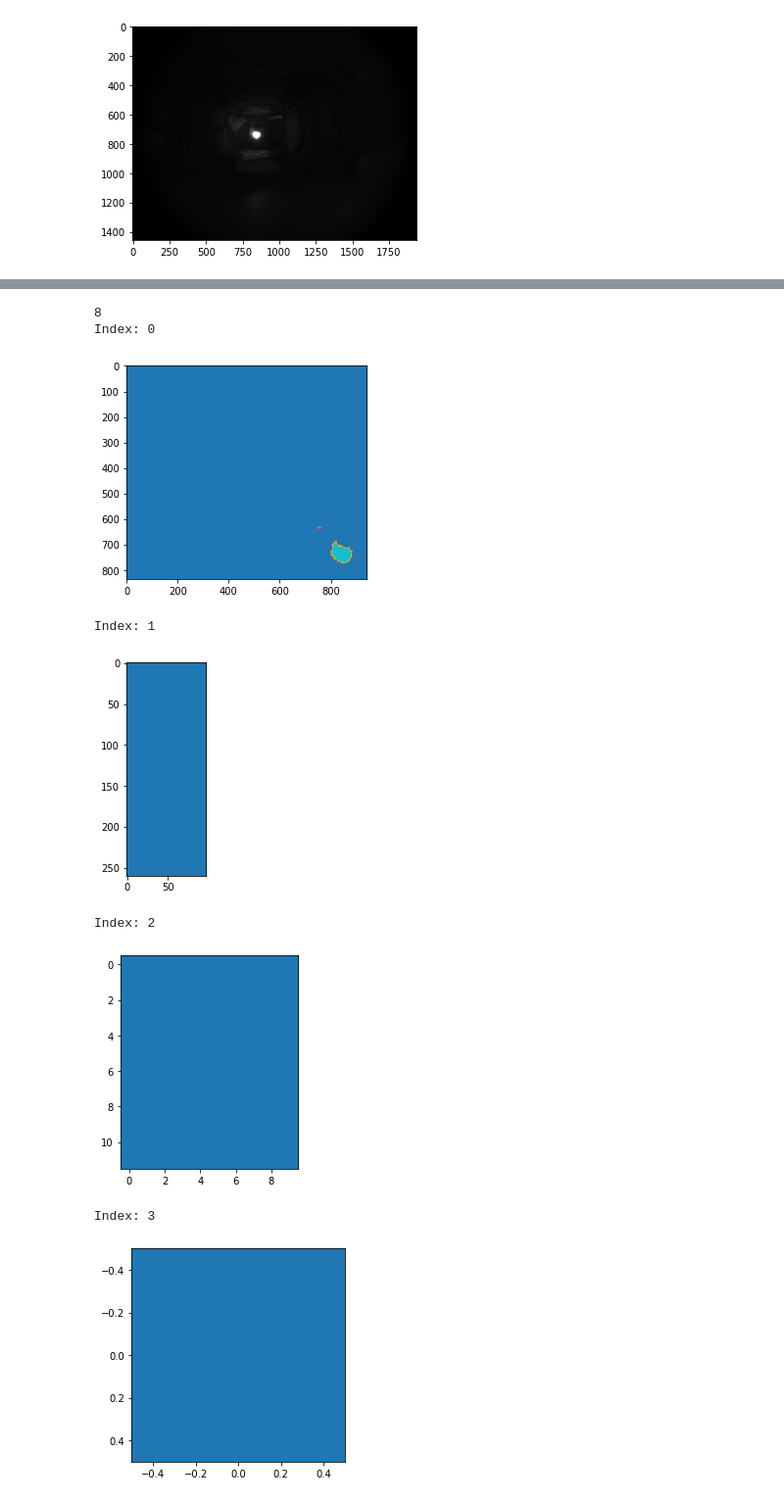
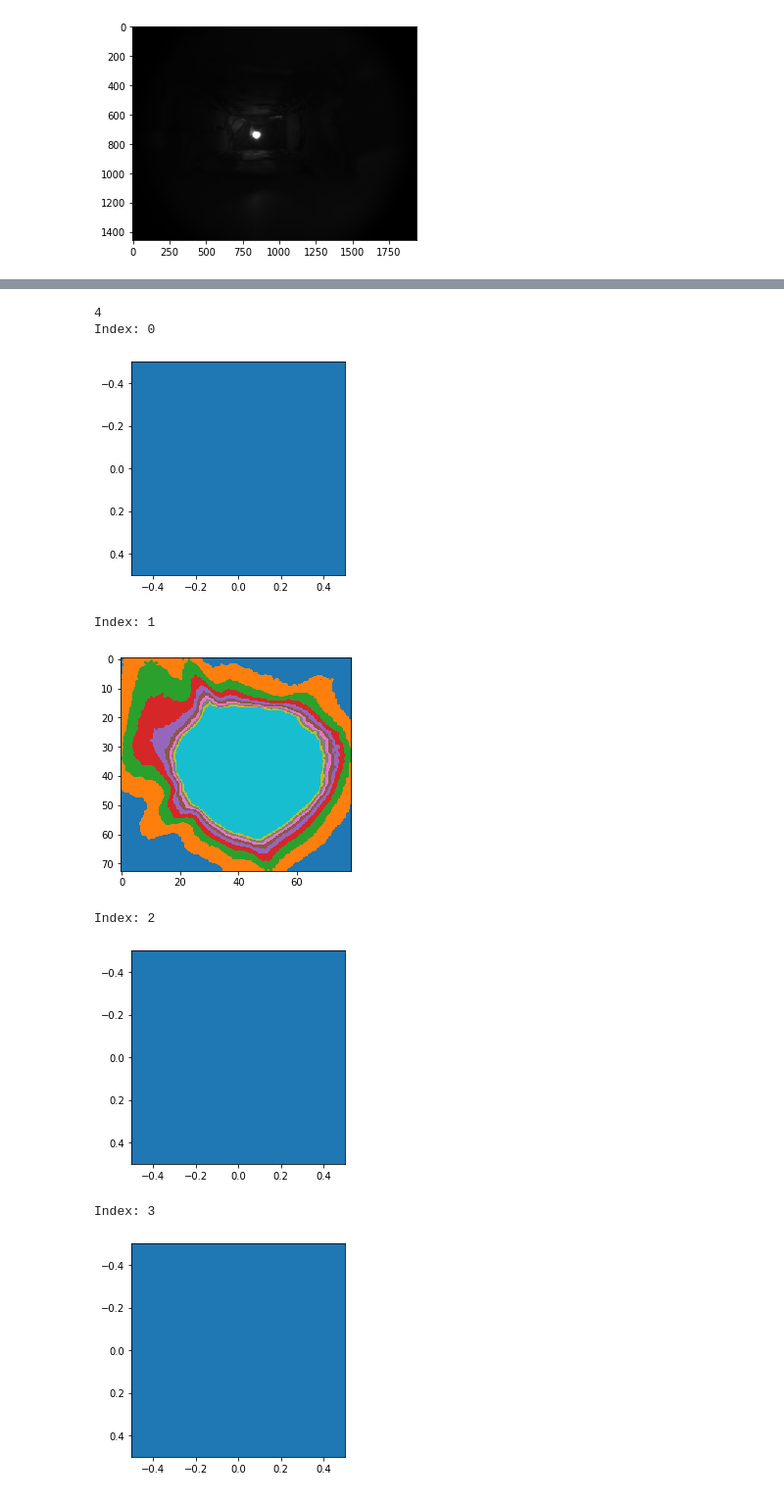
Before and after one commit to claryguru/BA_epics_camera, a Jupyter notebook: Jupiter/Datenanalyse.ipynb, the cells around one changed output, grey strips where cells are left out. Shown at 98% size. Cells and saved outputs as stored; diff of their text form; code cells hidden in the pictures.

```diff
--- a/Jupiter/Datenanalyse.ipynb
+++ b/Jupiter/Datenanalyse.ipynb
@@ -294,8 +300,11 @@ scipy.stats.mode(grIm)[0][0][0]
 # %%
 ####bestimme entscheidende area und benutze nur noch die area of interest
 ####hier area of interest manuell, später mit algorithmus finden
-filtered_im = (grIm > 50) # Schwellwert "> 2" hat zu viele label erzeugt,
-#print(filtered_im)
+
+filtered_im = (grIm > 70) # Schwellwert "> 2" hat zu viele label erzeugt,
+# weitere Idee "Segmentation with Gaussian mixture models"
+# https://scipy-lectures.org/advanced/image_processing/auto_examples/plot_GMM.html#sphx-glr-advanced-image-processing-auto-examples-plot-gmm-py
+
 plt.imshow(filtered_im,cmap='tab10')
 plt.show()
 # %% [output]
@@ -326,26 +321,23 @@ plt.show()
 # %%
-import time
+im_parts = find_objects(labeled_im)
+# good_parts = []
+# for parts in im_parts:
+#     if labeled_im[parts].shape[0] > 100:
+#         good_parts.append(parts)
+len_parts = len(im_parts)
+print(len_parts)
 
-im_parts = find_objects(labeled_ex)
-good_parts = []
-for parts in im_parts:
-    if labeled_im[parts].shape[0] > 100:
-        good_parts.append(parts)
-num_good = len(good_parts)
-print(num_good)
-
-for i in range(0,num_good):
+for i in range(0,len_parts):
     print("Index:", i)
-    plt.imshow(labeled_im[im_parts[i]],cmap='tab10')
+    plt.imshow(grIm[im_parts[i]],cmap='tab10')
     plt.show()
-    time.sleep(2)
 # %% [output]
-8
+4
 Index: 0
-[figure, old version]
+[figure, new version]
 Index: 1
-[figure, old version]
+[figure, new version]
 Index: 2
-[figure, old version]
+[figure, new version]
 Index: 3
 [figure]
```
Also changed, not shown: parts of 9 cells of this notebook.
